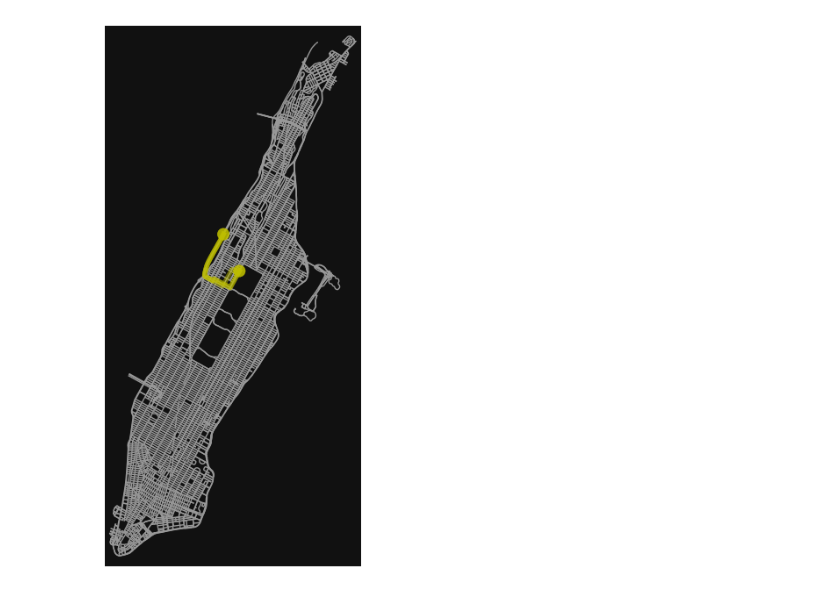
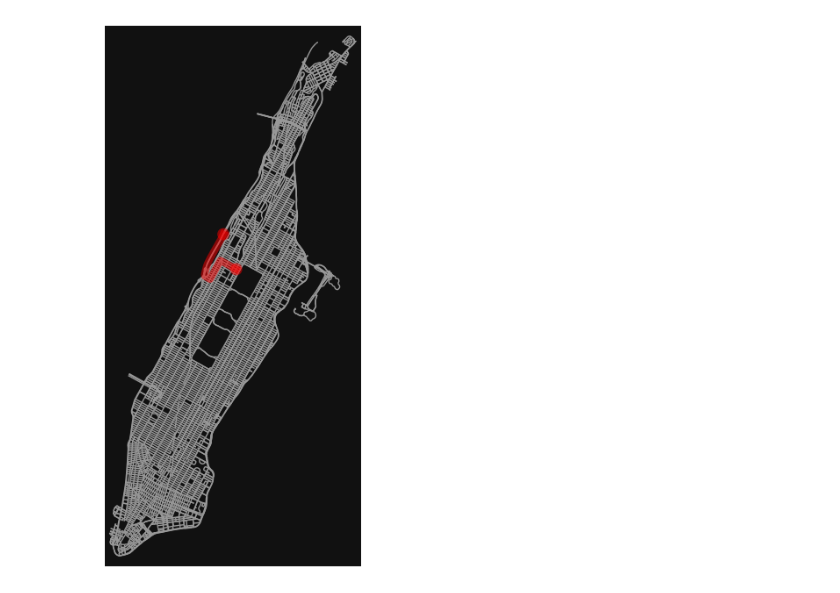
Before and after one commit to yashpatel5400/csi, a Jupyter notebook: taxis/eda.ipynb, the cells around one changed output. Drawn from its saved outputs; the diff is of its cells as text; code cells hidden in the pictures.

```diff
--- a/taxis/eda.ipynb
+++ b/taxis/eda.ipynb
@@ -6,7 +4,20 @@ Gp = ox.project_graph(G)
+# %%
+G = ox.add_edge_speeds(G)
+G = ox.add_edge_travel_times(G)
+
+edges = ox.graph_to_gdfs(G, nodes=False)
+edges["highway"] = edges["highway"].astype(str)
+edges.groupby("highway")[["length", "speed_kph", "travel_time"]].mean().round(1)
+
+# same thing again, but this time pass in a few default speed values (km/hour)
+# to fill in edges with missing `maxspeed` from OSM
+hwy_speeds = {"residential": 35, "secondary": 50, "tertiary": 60}
+G = ox.add_edge_speeds(G, hwy_speeds)
+G = ox.add_edge_travel_times(G)
 # %%
-orig = list(G)[0]
+orig = list(G)[1]
 dest = list(G)[120]
-route = ox.shortest_path(G, orig, dest, weight="length")
-fig, ax = ox.plot_graph_route(G, route, route_color="y", route_linewidth=6, node_size=0)
+route = ox.shortest_path(G, orig, dest, weight="travel_time")
+fig, ax = ox.plot_graph_route(G, route, route_color="r", route_linewidth=6, node_size=0)
 # %% [output]
-[figure, old version]
+[figure, new version]
```
Also changed, not shown: parts of 2 cells of this notebook.
